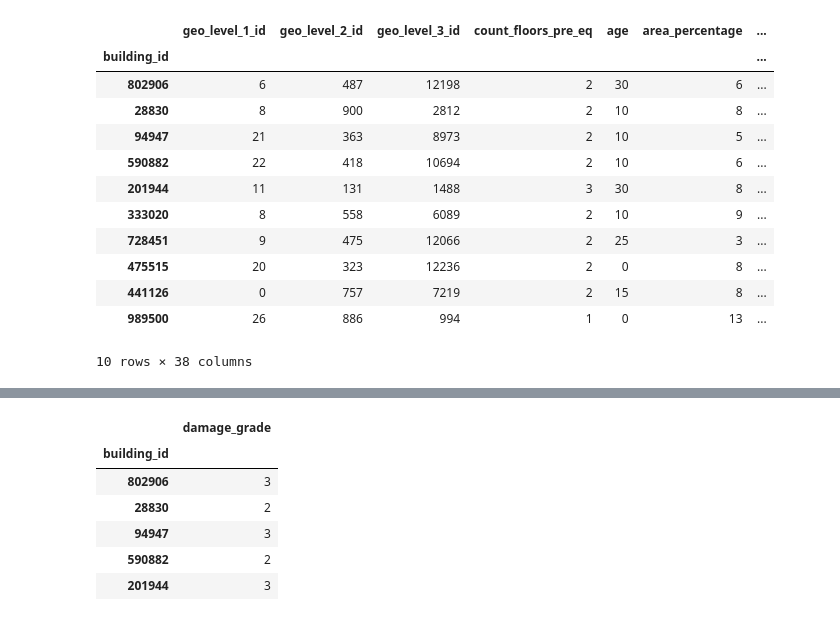
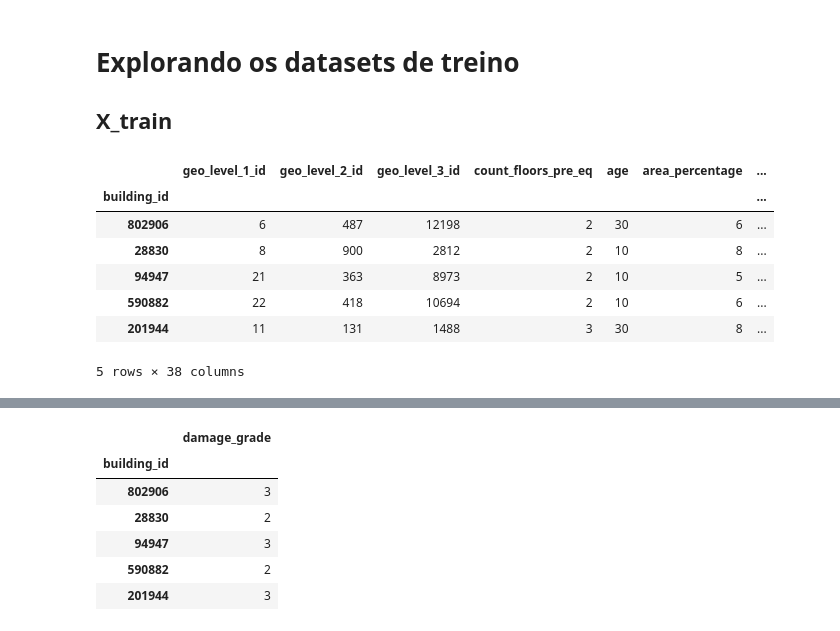
Before and after one commit to Carne-de-Pescoco/Modeling-Earthquake, a Jupyter notebook: notebooks/1_business_understanding_suto.ipynb, the cells around one changed output, grey strips where cells are left out. Cells and saved outputs as stored; diff of their text form; code cells hidden in the pictures.

```diff
--- a/notebooks/1_business_understanding_suto.ipynb
+++ b/notebooks/1_business_understanding_suto.ipynb
@@ -7,19 +9,17 @@ import numpy as np
 os.chdir("../src/")
 from utils.data_prep import data_prep as dp
+# %% [markdown]
+# Explorando os datasets de treino
+## X_train
 # %%
 X_train = pd.read_csv("../data/train_values.csv", index_col=0)
-X_train.head(10)
+X_train.head(5)
 # %% [output]
 |  | geo_level_1_id | geo_level_2_id | geo_level_3_id | count_floors_pre_eq | age | area_percentage | ... |
 | building_id |  |  |  |  |  |  | ... |
 | 802906 | 6 | 487 | 12198 | 2 | 30 | 6 | ... |
 | 28830 | 8 | 900 | 2812 | 2 | 10 | 8 | ... |
 | 94947 | 21 | 363 | 8973 | 2 | 10 | 5 | ... |
 | 590882 | 22 | 418 | 10694 | 2 | 10 | 6 | ... |
 | 201944 | 11 | 131 | 1488 | 3 | 30 | 8 | ... |
-| 333020 | 8 | 558 | 6089 | 2 | 10 | 9 | ... |
-| 728451 | 9 | 475 | 12066 | 2 | 25 | 3 | ... |
-| 475515 | 20 | 323 | 12236 | 2 | 0 | 8 | ... |
-| 441126 | 0 | 757 | 7219 | 2 | 15 | 8 | ... |
-| 989500 | 26 | 886 | 994 | 1 | 0 | 13 | ... |
-10 rows × 38 columns
+5 rows × 38 columns
```
Also changed, not shown: parts of 10 cells of this notebook.
